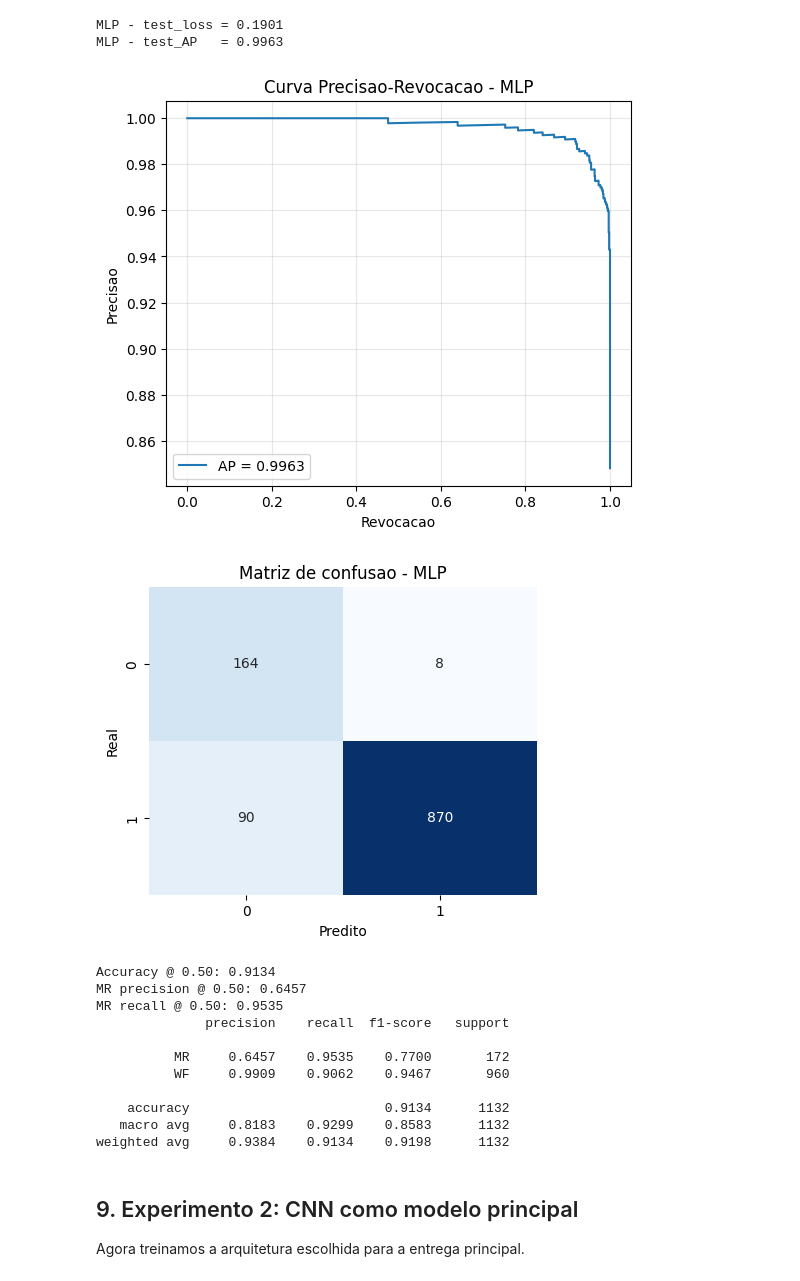
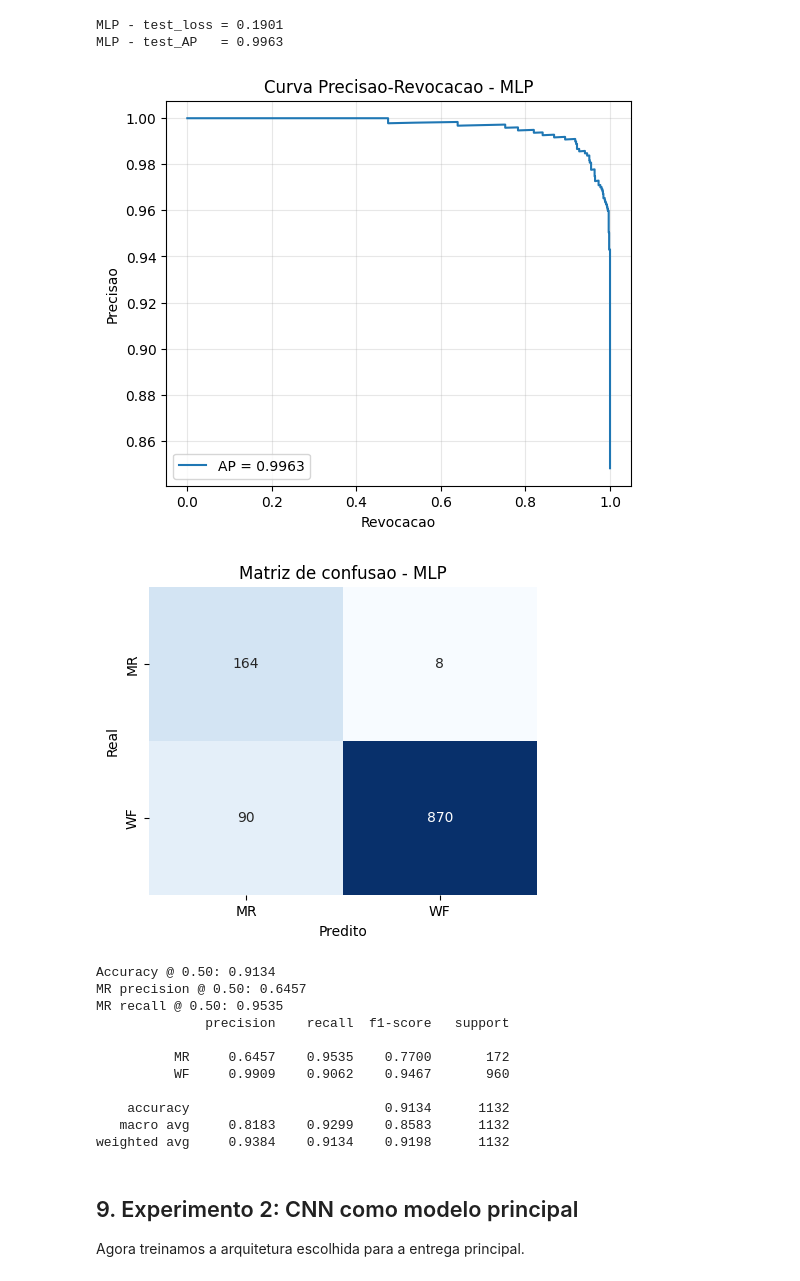
Before and after one commit to FerSuaiden/RedesNeurais, a Jupyter notebook: projeto-classificacao-moscas.ipynb, the cells around one changed output. Cells and saved outputs as stored; diff of their text form; code cells hidden in the pictures.

```diff
--- a/projeto-classificacao-moscas.ipynb
+++ b/projeto-classificacao-moscas.ipynb
@@ -77,5 +77,9 @@ torch.manual_seed(RANDOM_SEED)
 
 DEVICE = torch.device("cuda" if torch.cuda.is_available() else "cpu")
 print("Device:", DEVICE)
+
+RESULTS_DIR = Path("results")
+RESULTS_DIR.mkdir(exist_ok=True)
+print("Resultados em:", RESULTS_DIR.resolve())
 # %% [output]
 Device: cpu
@@ -623,7 +650,7 @@ def train_model(model, train_loader, val_loader, epochs=4, lr=1e-3):
     return model, pd.DataFrame(history)
 
 
-def plot_history(history_df: pd.DataFrame, title: str):
+def plot_history(history_df: pd.DataFrame, title: str, save_name: str = None):
     fig, axes = plt.subplots(1, 2, figsize=(12, 4))
     axes[0].plot(history_df["epoch"], history_df["train_loss"], marker="o", label="treino")
     axes[0].plot(history_df["epoch"], history_df["val_loss"], marker="o", label="validacao")
@@ -635,10 +662,12 @@ def plot_history(history_df: pd.DataFrame, title: str):
     axes[1].set_ylim(0.0, 1.05)
 
     plt.tight_layout()
+    if save_name:
+        plt.savefig(RESULTS_DIR / f"{save_name}_historico.png", dpi=120, bbox_inches="tight")
     plt.show()
 
 
-def plot_pr_curve(y_true, y_prob, title: str):
+def plot_pr_curve(y_true, y_prob, title: str, save_name: str = None):
     precision, recall, _ = precision_recall_curve(y_true, y_prob)
     ap = average_precision_score(y_true, y_prob)
     plt.figure(figsize=(6, 5))
@@ -648,18 +677,24 @@ def plot_pr_curve(y_true, y_prob, title: str):
     plt.title(title)
     plt.legend()
     plt.grid(True, alpha=0.3)
+    if save_name:
+        plt.savefig(RESULTS_DIR / f"{save_name}_pr.png", dpi=120, bbox_inches="tight")
     plt.show()
 
 
-def show_confusion_matrix(y_true, y_prob, title: str, threshold: float = 0.5):
+def show_confusion_matrix(y_true, y_prob, title: str, threshold: float = 0.5,
+                           save_name: str = None):
     y_pred = (y_prob >= threshold).astype(int)
     cm = confusion_matrix(y_true, y_pred)
     threshold_metrics = summarize_threshold_metrics(y_true, y_prob, threshold)
     plt.figure(figsize=(5, 4))
-    sns.heatmap(cm, annot=True, fmt="d", cmap="Blues", cbar=False)
+    sns.heatmap(cm, annot=True, fmt="d", cmap="Blues", cbar=False,
+                xticklabels=["MR", "WF"], yticklabels=["MR", "WF"])
     plt.title(title)
     plt.xlabel("Predito")
     plt.ylabel("Real")
+    if save_name:
+        plt.savefig(RESULTS_DIR / f"{save_name}_confusao.png", dpi=120, bbox_inches="tight")
     plt.show()
     print(f"Accuracy @ {threshold:.2f}: {threshold_metrics['accuracy']:.4f}")
     print(f"MR precision @ {threshold:.2f}: {threshold_metrics['mr_precision']:.4f}")
@@ -700,11 +735,11 @@ print(f"MLP - test_AP   = {mlp_test_ap:.4f}")
 MLP - test_loss = 0.1901
 MLP - test_AP   = 0.9963
 # %%
-plot_pr_curve(mlp_y_true, mlp_y_prob, "Curva Precisao-Revocacao - MLP")
-show_confusion_matrix(mlp_y_true, mlp_y_prob, "Matriz de confusao - MLP")
+plot_pr_curve(mlp_y_true, mlp_y_prob, "Curva Precisao-Revocacao - MLP", save_name="mlp")
+show_confusion_matrix(mlp_y_true, mlp_y_prob, "Matriz de confusao - MLP", save_name="mlp")
 # %% [output]
 [figure]
-[figure, old version]
+[figure, new version]
 Accuracy @ 0.50: 0.9134
 MR precision @ 0.50: 0.6457
 MR recall @ 0.50: 0.9535
```
Also changed, not shown: parts of 8 cells of this notebook, 2 other files.
